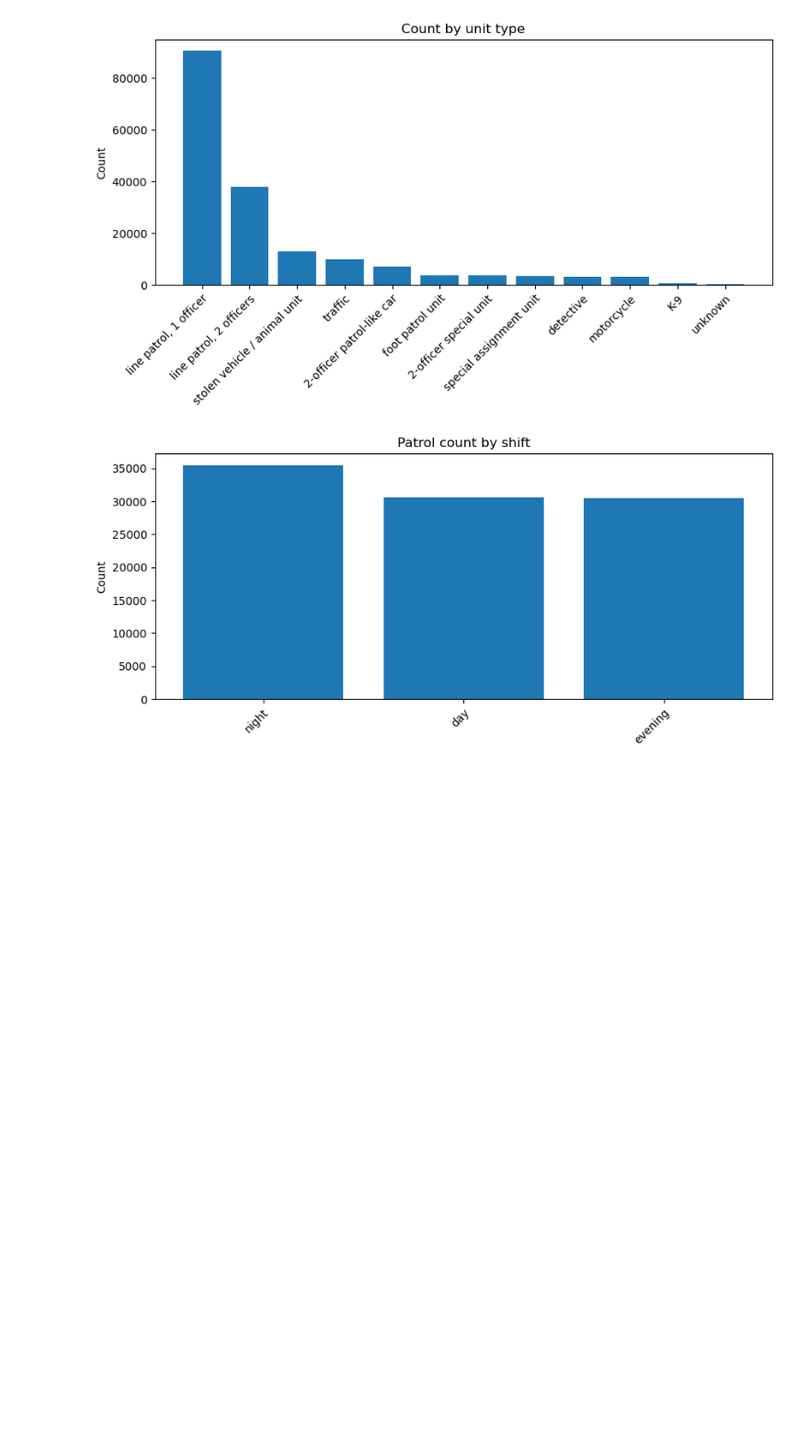
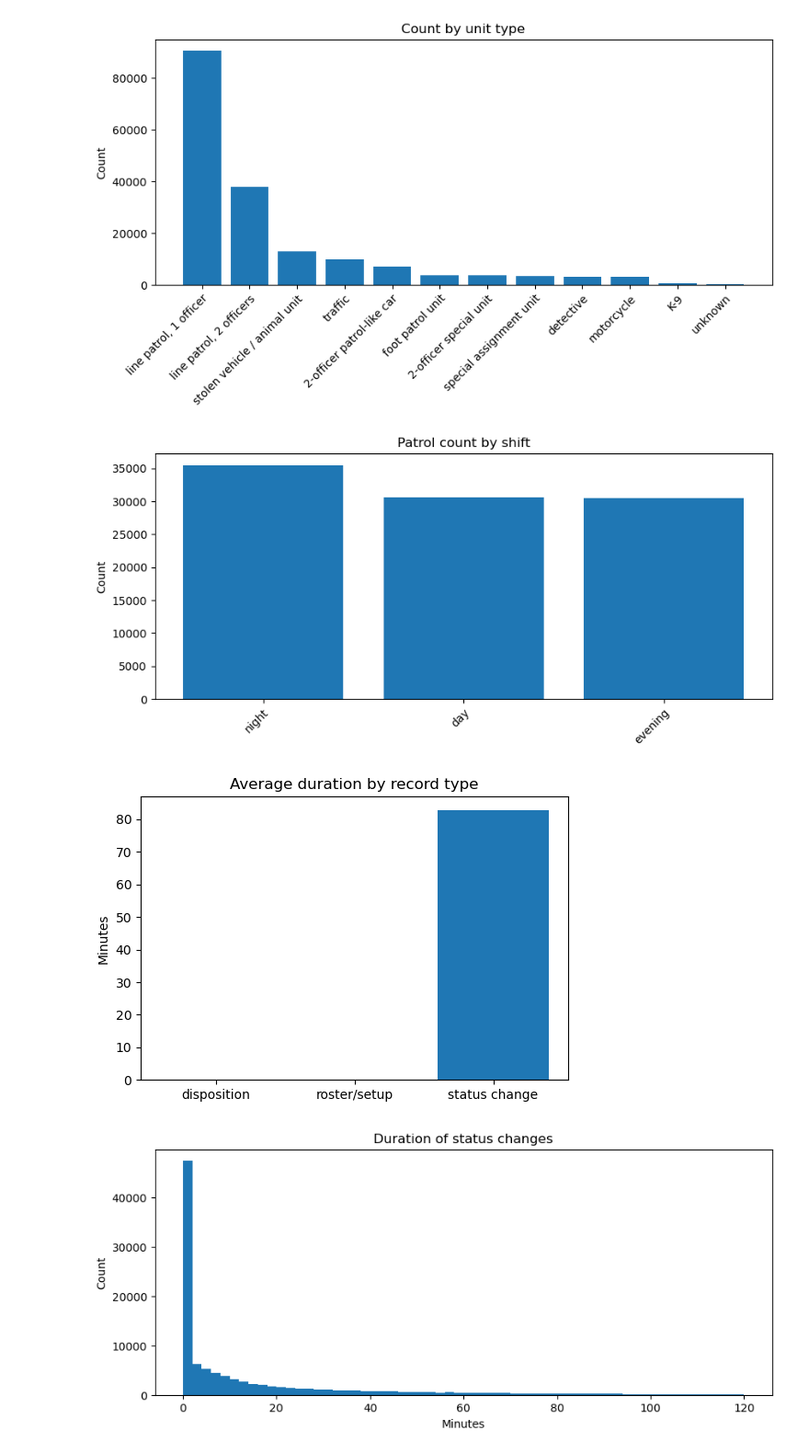
Before and after one commit to yoonoolee/oakland_police_department, a Jupyter notebook: manpower_july_2024_matched_codes.ipynb, the cells around one changed output. Shown at 92% size. Drawn from its saved outputs; the diff is of its cells as text; code cells hidden in the pictures; blank space fills up the shorter version.

Commit message:
Add CAD call source and call type, rename beat to unit_beat, add duration plots in matched codes notebook

```diff
--- a/manpower_july_2024_matched_codes.ipynb
+++ b/manpower_july_2024_matched_codes.ipynb
@@ -167,7 +173,7 @@ RECORD_TYPE_MEANING = {
 }
 july2024_matched["record_type_meaning"] = july2024_matched["Record_Type"].map(RECORD_TYPE_MEANING)
 
-# 6. Split call signs (e.g. 3L08): unit type from the letter; shift and beat for patrol beat cars only
+# 6. Split call signs (e.g. 3L08): unit type from the letter; shift and unit beat for patrol beat cars only
 UNIT_TYPE = {
     "L": "line patrol, 1 officer",
     "A": "line patrol, 2 officers",
@@ -198,13 +204,13 @@ july2024_matched["unit_type"] = july2024_matched["Unit_ID"].str.extract(r"^\d+([
 parts = july2024_matched["Unit_ID"].where(july2024_matched["is_patrol"]).str.extract(r"^(\d)[LA](\d\d)$")
 july2024_matched["shift"] = parts[0].map(SHIFT)
 july2024_matched["shift_hours"] = parts[0].map(SHIFT_HOURS)
-july2024_matched["beat"] = parts[1]
+july2024_matched["unit_beat"] = parts[1]
 
 # 7. Put each new column right after the column it comes from
 NEW_AFTER = {
     "Code":        ["code_meaning", "code_category"],
     "Record_Type": ["record_type_meaning"],
-    "Unit_ID":     ["is_patrol", "unit_type", "shift", "shift_hours", "beat"],
+    "Unit_ID":     ["is_patrol", "unit_type", "shift", "shift_hours", "unit_beat"],
 }
 new_cols = [col for cols in NEW_AFTER.values() for col in cols]
 order = []
@@ -216,6 +222,19 @@ july2024_matched = july2024_matched[order]
 print(july2024_matched.shape)
 # %% [output]
 (174975, 29)
+# %%
+# 8. Add call source and call type from the CAD data, matched on the CAD event number
+cad = pd.read_parquet(DATA / "harmonized_calls_2021_2026.parquet", columns=["event_number", "call_source", "incident_type_desc"])
+cad = cad.drop_duplicates("event_number").rename(columns={"event_number": "matched_incident_number"})
+july2024_matched = july2024_matched.merge(cad, on="matched_incident_number", how="left")
+
+# put the two new columns right after matched_incident_number
+cols = [col for col in july2024_matched.columns if col not in ["call_source", "incident_type_desc"]]
+i = cols.index("matched_incident_number") + 1
+july2024_matched = july2024_matched[cols[:i] + ["call_source", "incident_type_desc"] + cols[i:]]
+
+print(july2024_matched.shape)
+july2024_matched.head(3)
 # %%
 july2024_patrol = july2024_matched[july2024_matched["is_patrol"]]
 july2024_patrol.head(3)
@@ -259,3 +278,25 @@ bar_counts(july2024_patrol, "shift", "Patrol count by shift")
 [figure]
 [figure]
 [figure]
+# %%
+# Average duration (Seconds_At_Status, in minutes) for each record type
+avg_minutes = july2024_matched.groupby("record_type_meaning")["Seconds_At_Status"].mean() / 60
+
+plt.figure(figsize=(6, 4))
+plt.bar(avg_minutes.index, avg_minutes.values)
+plt.title("Average duration by record type")
+plt.ylabel("Minutes")
+plt.show()
+
+# Distribution of duration (minutes) for status change rows only, shown up to 2 hours (90% of rows)
+status_minutes = july2024_matched.loc[july2024_matched["record_type_meaning"] == "status change", "Seconds_At_Status"] / 60
+
+plt.figure(figsize=(10, 4))
+plt.hist(status_minutes, bins=60, range=(0, 120))
+plt.title("Duration of status changes")
+plt.xlabel("Minutes")
+plt.ylabel("Count")
+plt.show()
+# %% [output]
+[figure, added]
+[figure, added]
```
Also changed, not shown: parts of 6 cells of this notebook.
